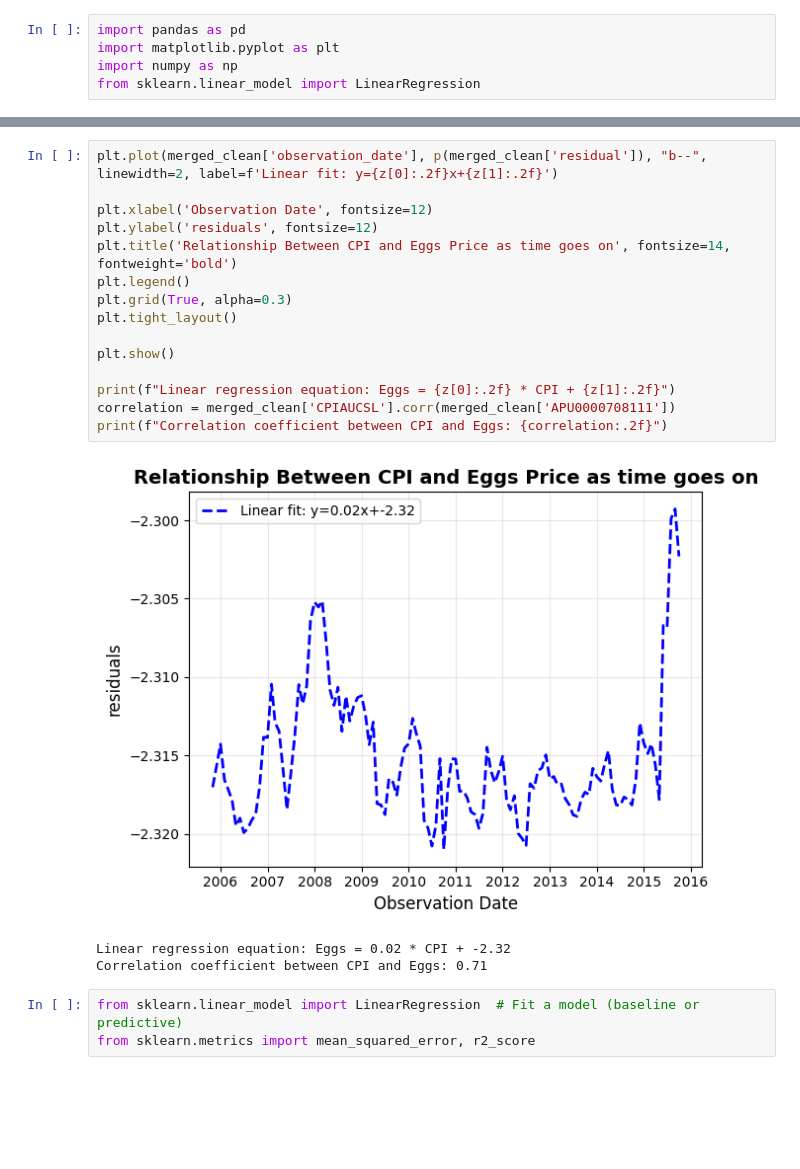
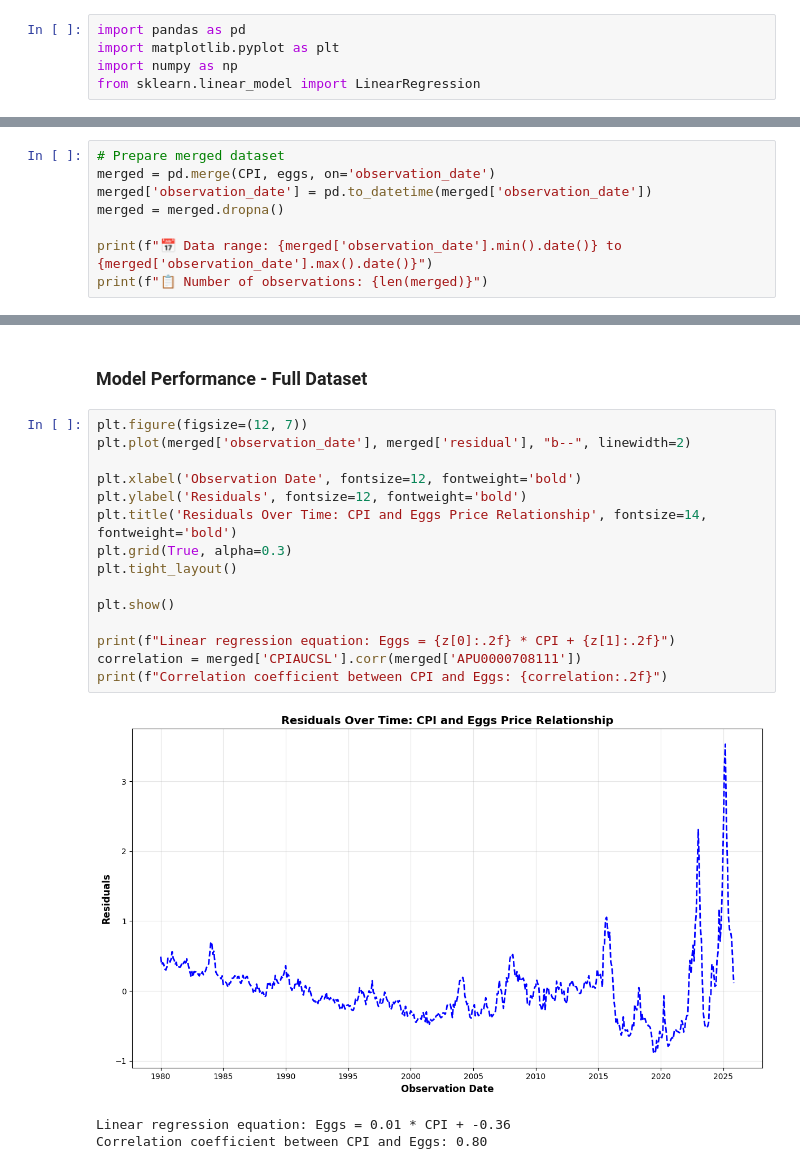
Before and after one commit to carteradamski/MDST_ECON_PROJECT_W26, a Jupyter notebook: week0/Demo.ipynb, the cells around one changed output, grey strips where cells are left out. Saved outputs shown, nothing was run; the diff lists cells and outputs as text; blank space fills up the shorter version.

```diff
--- a/week0/Demo.ipynb
+++ b/week0/Demo.ipynb
@@ -9,0 +29,8 @@ Gas = pd.read_csv('GasPrices.csv')
+# %%
+# Prepare merged dataset
+merged = pd.merge(CPI, eggs, on='observation_date')
+merged['observation_date'] = pd.to_datetime(merged['observation_date'])
+merged = merged.dropna()
+
+print(f"📅 Data range: {merged['observation_date'].min().date()} to {merged['observation_date'].max().date()}")
+print(f"📋 Number of observations: {len(merged)}")
@@ -48,22 +76,21 @@ Correlation coefficient between CPI and Eggs: 0.71
+# %% [markdown]
+### Model Performance - Full Dataset
 # %%
-plt.plot(merged_clean['observation_date'], p(merged_clean['residual']), "b--", linewidth=2, label=f'Linear fit: y={z[0]:.2f}x+{z[1]:.2f}')
+plt.figure(figsize=(12, 7))
+plt.plot(merged['observation_date'], merged['residual'], "b--", linewidth=2)
 
-plt.xlabel('Observation Date', fontsize=12)
-plt.ylabel('residuals', fontsize=12)
-plt.title('Relationship Between CPI and Eggs Price as time goes on', fontsize=14, fontweight='bold')
-plt.legend()
+plt.xlabel('Observation Date', fontsize=12, fontweight='bold')
+plt.ylabel('Residuals', fontsize=12, fontweight='bold')
+plt.title('Residuals Over Time: CPI and Eggs Price Relationship', fontsize=14, fontweight='bold')
 plt.grid(True, alpha=0.3)
 plt.tight_layout()
 
 plt.show()
 
 print(f"Linear regression equation: Eggs = {z[0]:.2f} * CPI + {z[1]:.2f}")
-correlation = merged_clean['CPIAUCSL'].corr(merged_clean['APU0000708111'])
+correlation = merged['CPIAUCSL'].corr(merged['APU0000708111'])
 print(f"Correlation coefficient between CPI and Eggs: {correlation:.2f}")
 # %% [output]
-[figure, old version]
+[figure, new version]
-Linear regression equation: Eggs = 0.02 * CPI + -2.32
-Correlation coefficient between CPI and Eggs: 0.71
+Linear regression equation: Eggs = 0.01 * CPI + -0.36
+Correlation coefficient between CPI and Eggs: 0.80
-# %%
-from sklearn.linear_model import LinearRegression  # Fit a model (baseline or predictive)
-from sklearn.metrics import mean_squared_error, r2_score
```
Also changed, not shown: parts of 24 cells of this notebook.
